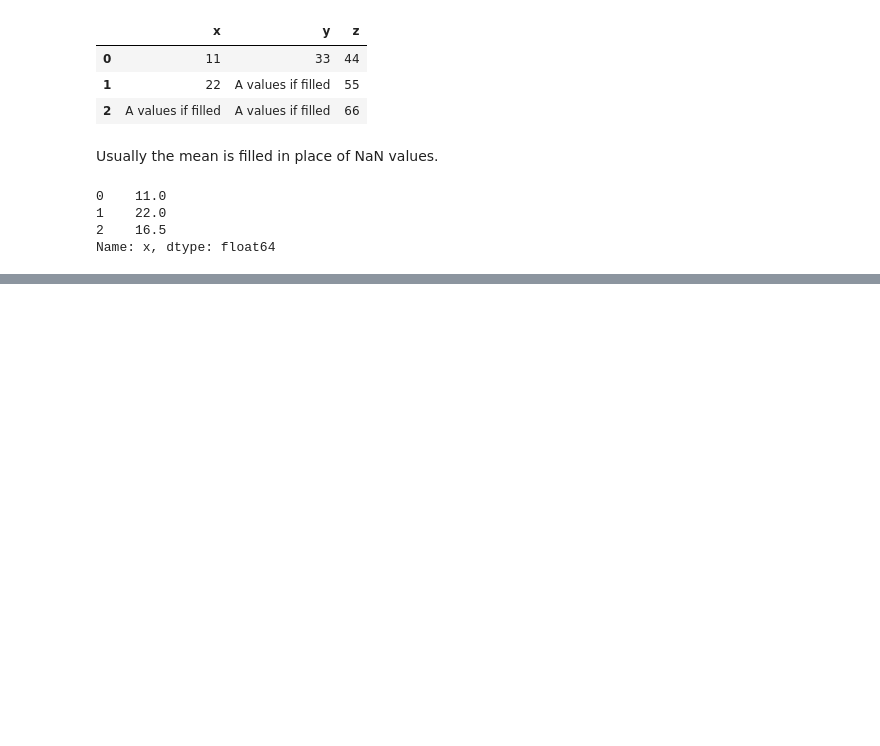
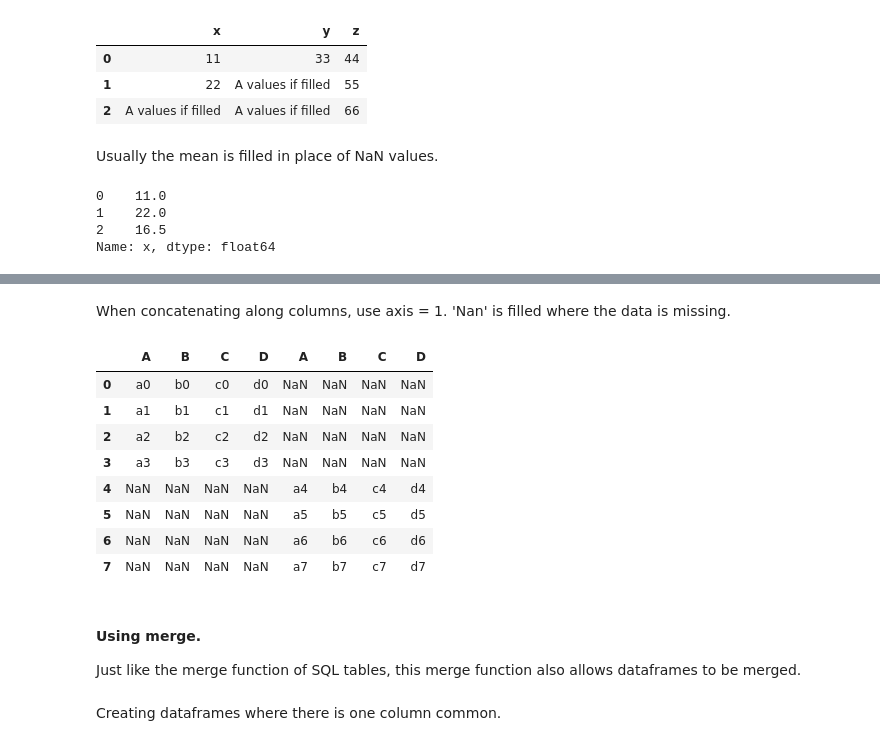
Before and after one commit to jayashree8/Machine_learning_EDA, a Jupyter notebook: Guide/Pandas/Pandas.ipynb, the cells around one changed output, grey strips where cells are left out. Drawn from its saved outputs; the diff is of its cells as text; code cells hidden in the pictures; blank space fills up the shorter version.

```diff
--- a/Guide/Pandas/Pandas.ipynb
+++ b/Guide/Pandas/Pandas.ipynb
@@ -491,0 +587,8 @@ Name: x, dtype: float64
+# %%
+df1 = pd.DataFrame({'A':['a0','a1','a2','a3'], 'B':['b0','b1','b2','b3'],
+                    'C':['c0','c1','c2','c3'], 'D':['d0','d1','d2','d3']},
+                     index=[0,1,2,3])
+# %%
+df2 = pd.DataFrame({'A':['a4','a5','a6','a7'], 'B':['b4','b5','b6','b7'],
+                    'C':['c4','c5','c6','c7'], 'D':['d4','d5','d6','d7']},
+                     index=[4,5,6,7])
@@ -491,0 +623,19 @@ Name: x, dtype: float64
+# %% [markdown]
+When concatenating along columns, use axis = 1. 'Nan' is filled where the data is missing.
+# %%
+pd.concat([df1,df2], axis=1)
+# %% [output]
+|  | A | B | C | D | A | B | C | D |
+| 0 | a0 | b0 | c0 | d0 | NaN | NaN | NaN | NaN |
+| 1 | a1 | b1 | c1 | d1 | NaN | NaN | NaN | NaN |
+| 2 | a2 | b2 | c2 | d2 | NaN | NaN | NaN | NaN |
+| 3 | a3 | b3 | c3 | d3 | NaN | NaN | NaN | NaN |
+| 4 | NaN | NaN | NaN | NaN | a4 | b4 | c4 | d4 |
+| 5 | NaN | NaN | NaN | NaN | a5 | b5 | c5 | d5 |
+| 6 | NaN | NaN | NaN | NaN | a6 | b6 | c6 | d6 |
+| 7 | NaN | NaN | NaN | NaN | a7 | b7 | c7 | d7 |
+# %% [markdown]
+#### Using merge.
+Just like the merge function of SQL tables, this merge function also allows dataframes to be merged.
+# %% [markdown]
+Creating dataframes where there is one column common.
```
Also changed, not shown: parts of 36 cells of this notebook.
